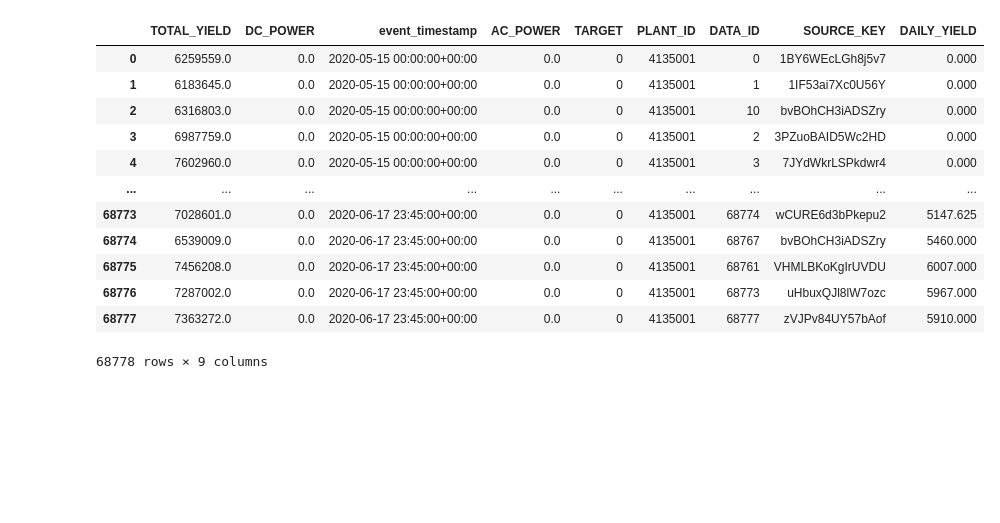
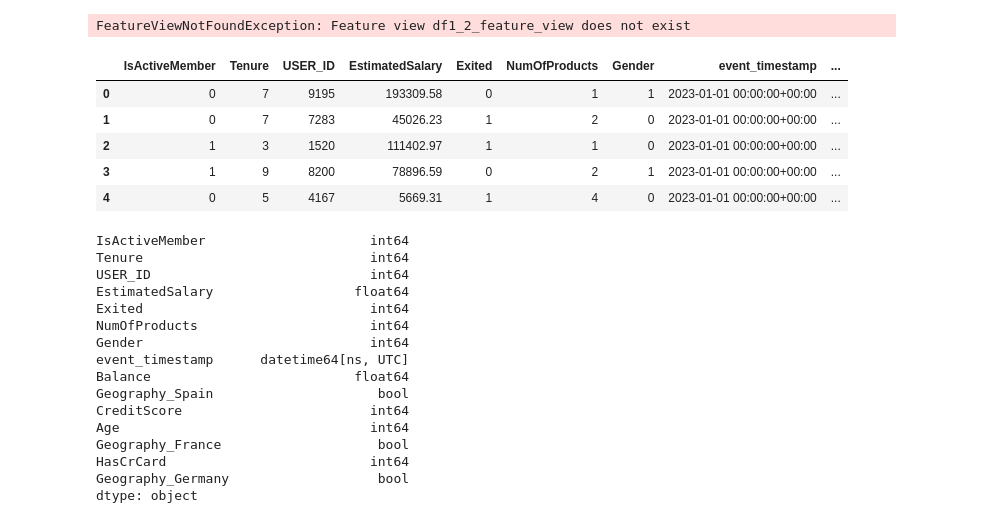
Before and after one commit to cricci3/featureStore, a Jupyter notebook: solar_power/feature_repo/1-create_dataset.ipynb, the cells around one changed output. Cells and saved outputs as stored; diff of their text form; code cells hidden in the pictures; blank space fills up the shorter version.

```diff
--- a/solar_power/feature_repo/1-create_dataset.ipynb
+++ b/solar_power/feature_repo/1-create_dataset.ipynb
@@ -23,23 +10,57 @@ training_data = store.get_historical_features(
+# %%
+# Reading the target as an entity DataFrame
+entity_df = pd.read_parquet(path=r"data/target_df_2.parquet")
+training_data = store.get_historical_features(
+    entity_df=entity_df,
+    features=[
+        "df1_2_feature_view:Gender",
+        "df1_2_feature_view:Age",
+        "df2_2_feature_view:CreditScore",
+        "df2_2_feature_view:Tenure",
+        "df2_2_feature_view:Balance",
+        "df2_2_feature_view:EstimatedSalary",
+        "df3_2_feature_view:NumOfProducts",
+        "df3_2_feature_view:HasCrCard",
+        "df3_2_feature_view:IsActiveMember",
+        "df4_2_feature_view:Geography_France",
+        "df4_2_feature_view:Geography_Germany",
+        "df4_2_feature_view:Geography_Spain"
+    ]
+)
+# %% [output]
+FeatureViewNotFoundException: Feature view df1_2_feature_view does not exist
 # %%
 # Storing the dataset as a local file
 dataset = store.create_saved_dataset(
     from_=training_data,
-    name="solar_power_dataset",
-    storage=SavedDatasetFileStorage(r"data\solar_power_dataset.parquet")
+    name="churn_dataset",
+    storage=SavedDatasetFileStorage(r"data\churn_dataset.parquet")
 )
 # %%
-dataset.to_df()
+dataset.to_df().head()
 # %% [output]
-|  | TOTAL_YIELD | DC_POWER | event_timestamp | AC_POWER | TARGET | PLANT_ID | DATA_ID | SOURCE_KEY | DAILY_YIELD |
-| 0 | 6259559.0 | 0.0 | 2020-05-15 00:00:00+00:00 | 0.0 | 0 | 4135001 | 0 | 1BY6WEcLGh8j5v7 | 0.000 |
-| 1 | 6183645.0 | 0.0 | 2020-05-15 00:00:00+00:00 | 0.0 | 0 | 4135001 | 1 | 1IF53ai7Xc0U56Y | 0.000 |
-| 2 | 6316803.0 | 0.0 | 2020-05-15 00:00:00+00:00 | 0.0 | 0 | 4135001 | 10 | bvBOhCH3iADSZry | 0.000 |
-| 3 | 6987759.0 | 0.0 | 2020-05-15 00:00:00+00:00 | 0.0 | 0 | 4135001 | 2 | 3PZuoBAID5Wc2HD | 0.000 |
-| 4 | 7602960.0 | 0.0 | 2020-05-15 00:00:00+00:00 | 0.0 | 0 | 4135001 | 3 | 7JYdWkrLSPkdwr4 | 0.000 |
-| ... | ... | ... | ... | ... | ... | ... | ... | ... | ... |
-| 68773 | 7028601.0 | 0.0 | 2020-06-17 23:45:00+00:00 | 0.0 | 0 | 4135001 | 68774 | wCURE6d3bPkepu2 | 5147.625 |
-| 68774 | 6539009.0 | 0.0 | 2020-06-17 23:45:00+00:00 | 0.0 | 0 | 4135001 | 68767 | bvBOhCH3iADSZry | 5460.000 |
-| 68775 | 7456208.0 | 0.0 | 2020-06-17 23:45:00+00:00 | 0.0 | 0 | 4135001 | 68761 | VHMLBKoKgIrUVDU | 6007.000 |
-| 68776 | 7287002.0 | 0.0 | 2020-06-17 23:45:00+00:00 | 0.0 | 0 | 4135001 | 68773 | uHbuxQJl8lW7ozc | 5967.000 |
-| 68777 | 7363272.0 | 0.0 | 2020-06-17 23:45:00+00:00 | 0.0 | 0 | 4135001 | 68777 | zVJPv84UY57bAof | 5910.000 |
+|  | IsActiveMember | Tenure | USER_ID | EstimatedSalary | Exited | NumOfProducts | Gender | event_timestamp | ... |
+| 0 | 0 | 7 | 9195 | 193309.58 | 0 | 1 | 1 | 2023-01-01 00:00:00+00:00 | ... |
+| 1 | 0 | 7 | 7283 | 45026.23 | 1 | 2 | 0 | 2023-01-01 00:00:00+00:00 | ... |
+| 2 | 1 | 3 | 1520 | 111402.97 | 1 | 1 | 0 | 2023-01-01 00:00:00+00:00 | ... |
+| 3 | 1 | 9 | 8200 | 78896.59 | 0 | 2 | 1 | 2023-01-01 00:00:00+00:00 | ... |
+| 4 | 0 | 5 | 4167 | 5669.31 | 1 | 4 | 0 | 2023-01-01 00:00:00+00:00 | ... |
-68778 rows × 9 columns
+# %%
+dataset.to_df().dtypes
+# %% [output]
+IsActiveMember                     int64
+Tenure                             int64
+USER_ID                            int64
+EstimatedSalary                  float64
+Exited                             int64
+NumOfProducts                      int64
+Gender                             int64
+event_timestamp      datetime64[ns, UTC]
+Balance                          float64
+Geography_Spain                     bool
+CreditScore                        int64
+Age                                int64
+Geography_France                    bool
+HasCrCard                          int64
+Geography_Germany                   bool
+dtype: object
```
Also changed, not shown: parts of 4 cells of this notebook, 9 other files.
